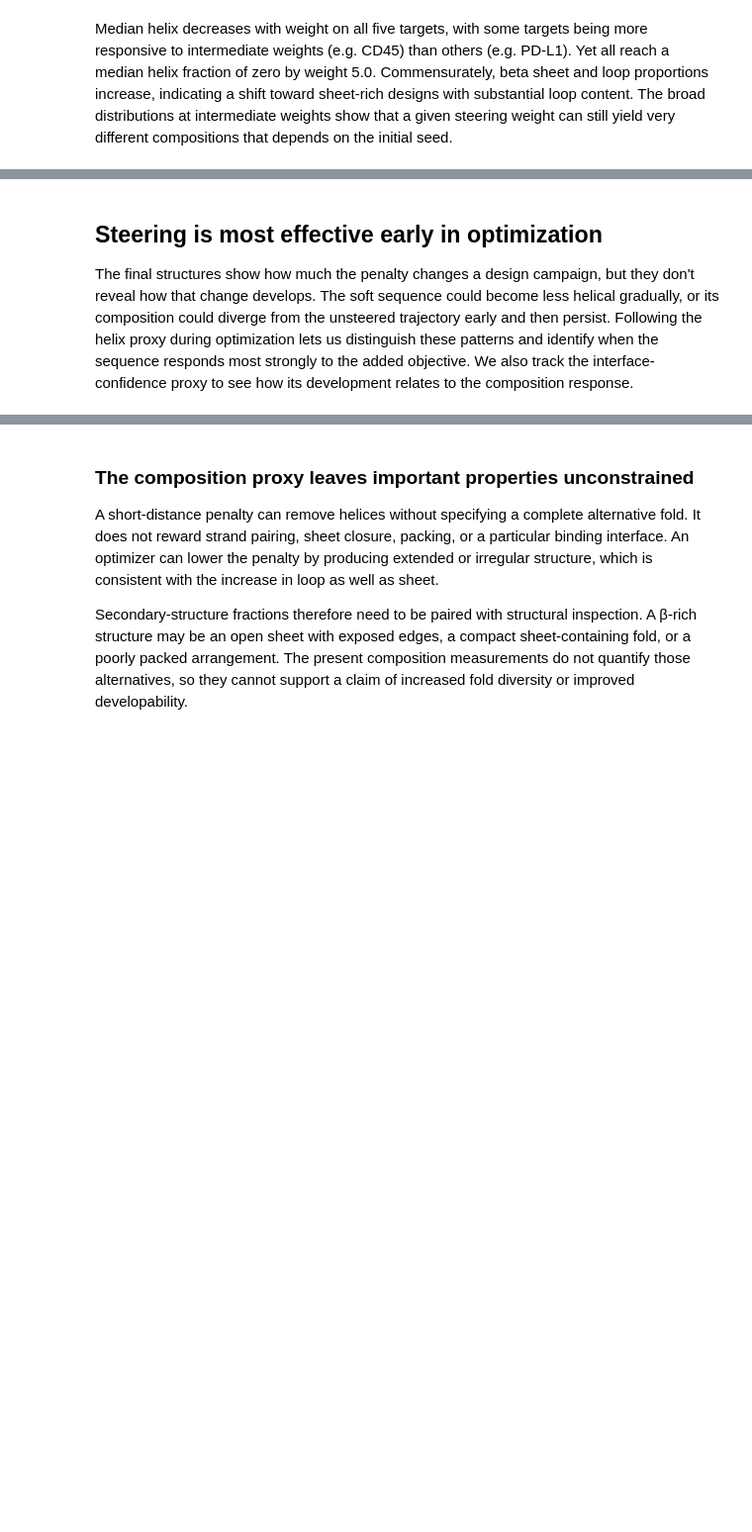
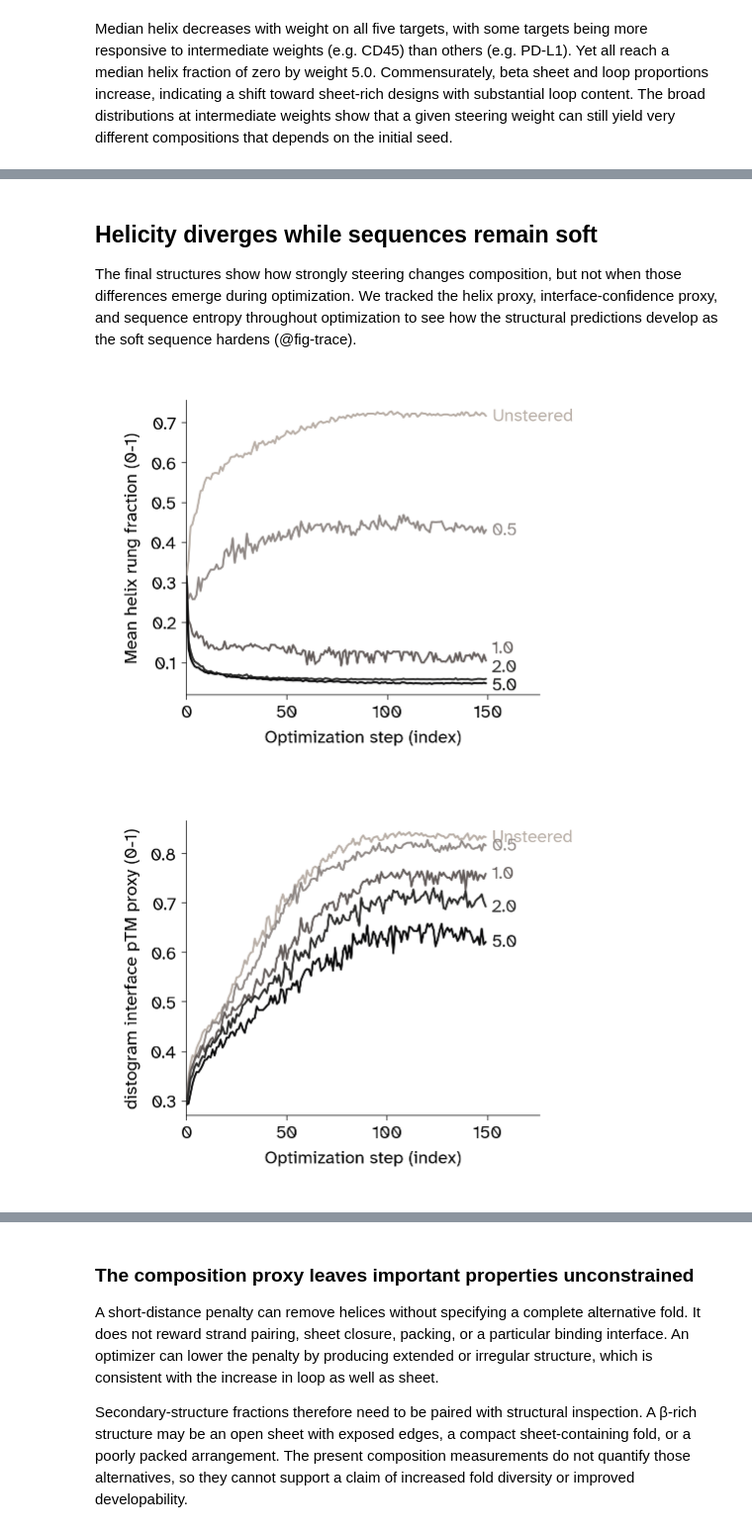
Before and after one commit to Arcadia-Science/esmfold2-secondary-structure-steering, a Jupyter notebook: index.ipynb, the cells around one changed output, grey strips where cells are left out. Shown at 99% size. Saved outputs shown, nothing was run; the diff lists cells and outputs as text; code cells hidden in the pictures; blank space fills up the shorter version.

```diff
--- a/index.ipynb
+++ b/index.ipynb
@@ -476,16 +419,38 @@ Overall, steering away from ESMFold2's helix preference comes at the cost of low
 # %% [markdown]
-## Steering is most effective early in optimization
+## Helicity diverges while sequences remain soft
 
-The final structures show how much the penalty changes a design campaign, but they don't reveal how that change develops. The soft sequence could become less helical gradually, or its composition could diverge from the unsteered trajectory early and then persist. Following the helix proxy during optimization lets us distinguish these patterns and identify when the sequence responds most strongly to the added objective. We also track the interface-confidence proxy to see how its development relates to the composition response.
+The final structures show how strongly steering changes composition, but not when those differences emerge during optimization. We tracked the helix proxy, interface-confidence proxy, and sequence entropy throughout optimization to see how the structural predictions develop as the soft sequence hardens (@fig-trace).
+# %%
+# | code-fold: true
+# | code-summary: "Calculate per-step medians across designs for each steering weight"
+
+campaign_traces = {}
+for target in TARGETS:
+    for arm in ARMS:
+        campaign_traces[target, arm] = loss_trace.load_campaign(target, arm)
+trace = pd.concat(campaign_traces.values(), ignore_index=True)
+
+trace_columns = {
+    "helix_mean": "helix_mean (0-1)",
+    "iptm_proxy": "distogram iptm proxy (0-1)",
+    "entropy": "sequence entropy (bits)",
+}
+trace_medians = (
+    trace.groupby(["arm", "step (index)"])[list(trace_columns.values())].median().reset_index()
+)
 # %%
 # | label: fig-trace
-# | fig-cap: "Median optimization diagnostics across 150 designs per condition, pooling five targets. The helix proxy is the mean predicted short-distance probability; the interface proxy is also computed from the distogram. Neither is the final primary-critic readout."
+# | fig-cap: "Median optimization diagnostics across 150 designs per condition, pooling five targets. The helix proxy is the mean predicted short-distance probability; the interface proxy is also computed from the distogram. Neither is the final primary-critic readout. Sequence entropy is the mean per-residue entropy of the soft amino-acid probabilities; the dashed line marks the uniform maximum over the 19 allowed amino acids (cysteine is excluded)."
 # | fig-subcap:
 # |   - "The loss term's own value"
 # |   - "Distogram interface pTM proxy"
+# |   - "Sequence entropy"
 # | layout-ncol: 2
 # | code-fold: true
-# | code-summary: "Plot code"
+# | code-summary: "Plot median helicity, interface proxy, and sequence entropy during optimization"
 
-for metric in ("helix_mean", "iptm_proxy"):
-    figures.trace_lines(trace, metric, ARMS)
+for metric in trace_columns:
+    figures.trace_summary(trace_medians, metric, ARMS)
+# %% [output]
+[figure, added]
+[figure, added]
```
Also changed, not shown: parts of 49 cells of this notebook, 25 other files.
